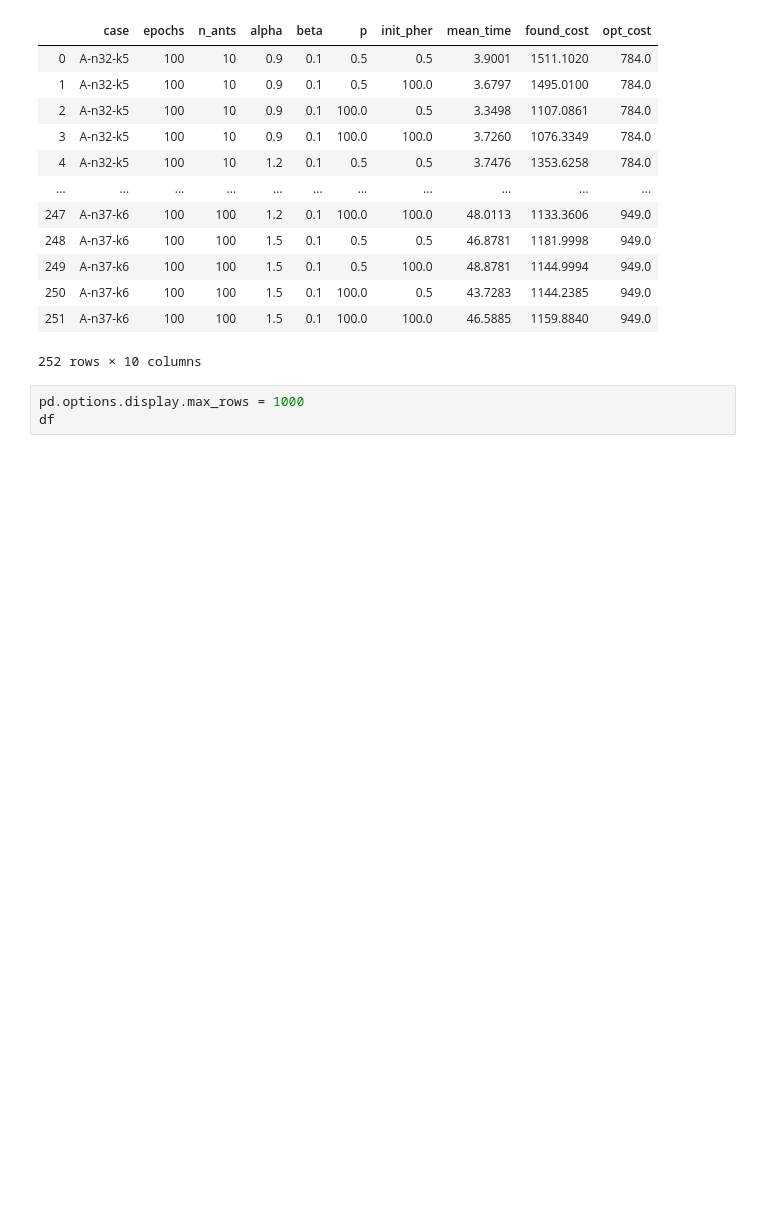
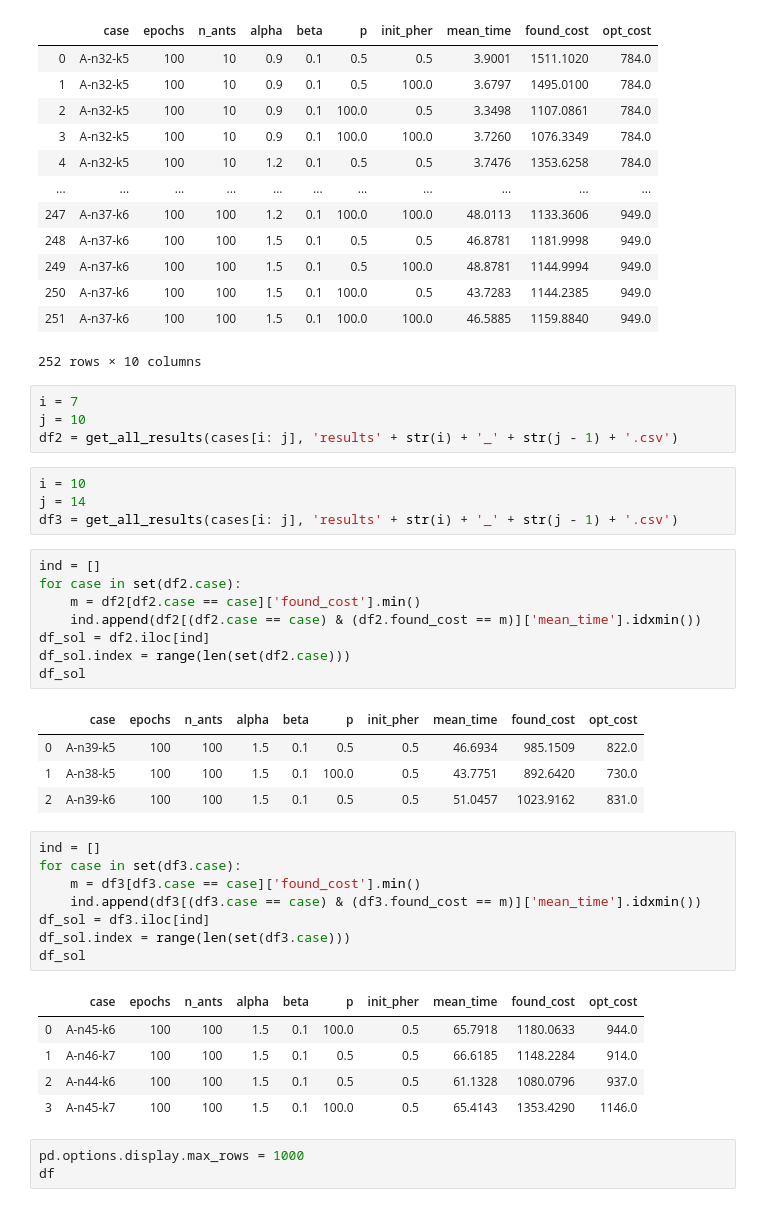
Before and after one commit to kislN/AntColonyVRP, a Jupyter notebook: report.ipynb, the cells around one changed output. Cells and saved outputs as stored; diff of their text form; blank space fills up the shorter version.

```diff
--- a/report.ipynb
+++ b/report.ipynb
@@ -57,6 +57,41 @@ df
 | 250 | A-n37-k6 | 100 | 100 | 1.5 | 0.1 | 100.0 | 0.5 | 43.7283 | 1144.2385 | 949.0 |
 | 251 | A-n37-k6 | 100 | 100 | 1.5 | 0.1 | 100.0 | 100.0 | 46.5885 | 1159.8840 | 949.0 |
 252 rows × 10 columns
+# %%
+i = 7
+j = 10
+df2 = get_all_results(cases[i: j], 'results' + str(i) + '_' + str(j - 1) + '.csv')
+# %%
+i = 10
+j = 14
+df3 = get_all_results(cases[i: j], 'results' + str(i) + '_' + str(j - 1) + '.csv')
+# %%
+ind = []
+for case in set(df2.case):
+    m = df2[df2.case == case]['found_cost'].min()
+    ind.append(df2[(df2.case == case) & (df2.found_cost == m)]['mean_time'].idxmin())
+df_sol = df2.iloc[ind]
+df_sol.index = range(len(set(df2.case)))
+df_sol
+# %% [output]
+|  | case | epochs | n_ants | alpha | beta | p | init_pher | mean_time | found_cost | opt_cost |
+| 0 | A-n39-k5 | 100 | 100 | 1.5 | 0.1 | 0.5 | 0.5 | 46.6934 | 985.1509 | 822.0 |
+| 1 | A-n38-k5 | 100 | 100 | 1.5 | 0.1 | 100.0 | 0.5 | 43.7751 | 892.6420 | 730.0 |
+| 2 | A-n39-k6 | 100 | 100 | 1.5 | 0.1 | 0.5 | 0.5 | 51.0457 | 1023.9162 | 831.0 |
+# %%
+ind = []
+for case in set(df3.case):
+    m = df3[df3.case == case]['found_cost'].min()
+    ind.append(df3[(df3.case == case) & (df3.found_cost == m)]['mean_time'].idxmin())
+df_sol = df3.iloc[ind]
+df_sol.index = range(len(set(df3.case)))
+df_sol
+# %% [output]
+|  | case | epochs | n_ants | alpha | beta | p | init_pher | mean_time | found_cost | opt_cost |
+| 0 | A-n45-k6 | 100 | 100 | 1.5 | 0.1 | 100.0 | 0.5 | 65.7918 | 1180.0633 | 944.0 |
+| 1 | A-n46-k7 | 100 | 100 | 1.5 | 0.1 | 0.5 | 0.5 | 66.6185 | 1148.2284 | 914.0 |
+| 2 | A-n44-k6 | 100 | 100 | 1.5 | 0.1 | 0.5 | 0.5 | 61.1328 | 1080.0796 | 937.0 |
+| 3 | A-n45-k7 | 100 | 100 | 1.5 | 0.1 | 100.0 | 0.5 | 65.4143 | 1353.4290 | 1146.0 |
 # %%
 pd.options.display.max_rows = 1000
 df
```
Also changed, not shown: parts of 2 cells of this notebook, 15 other files.
